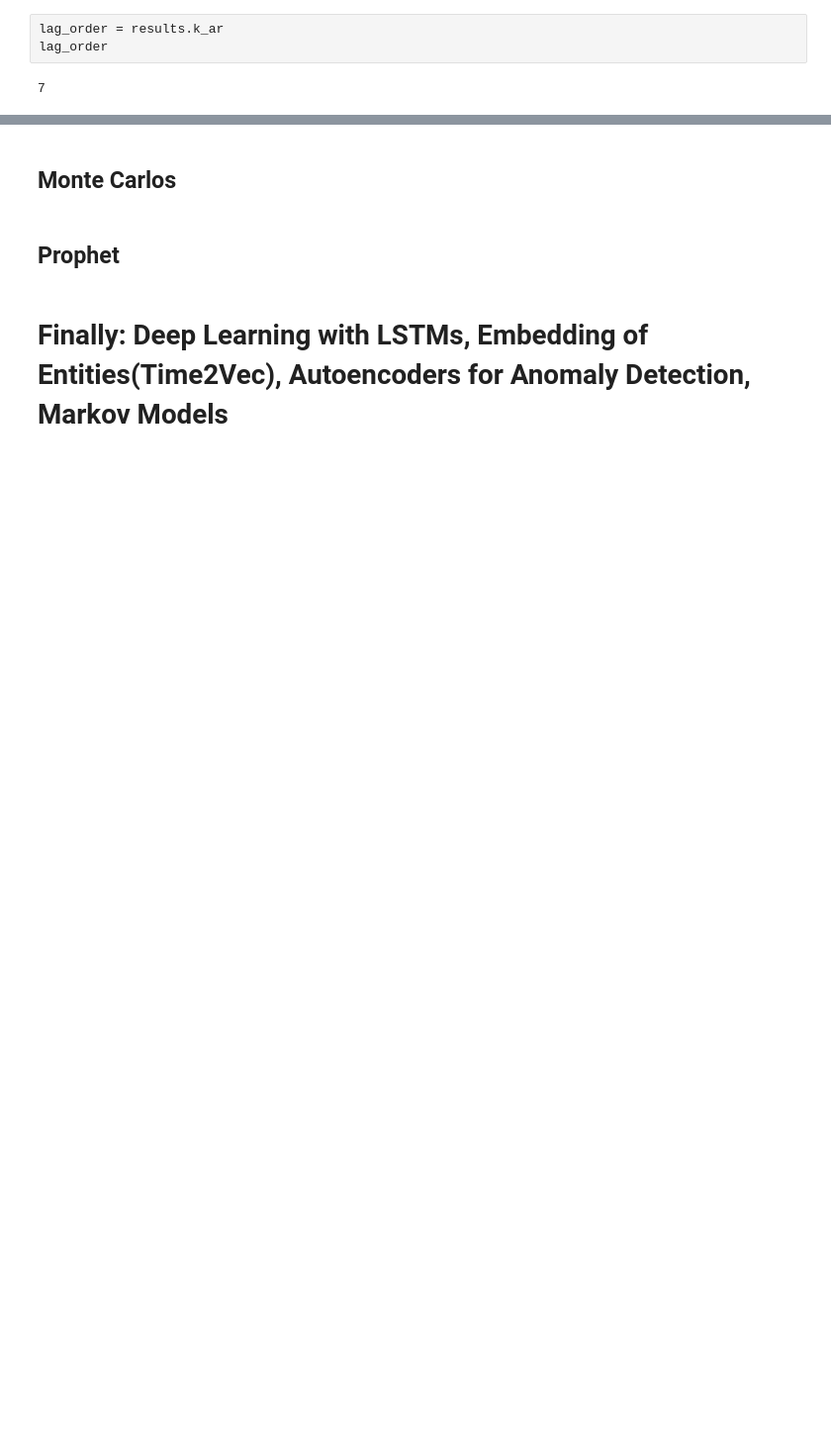
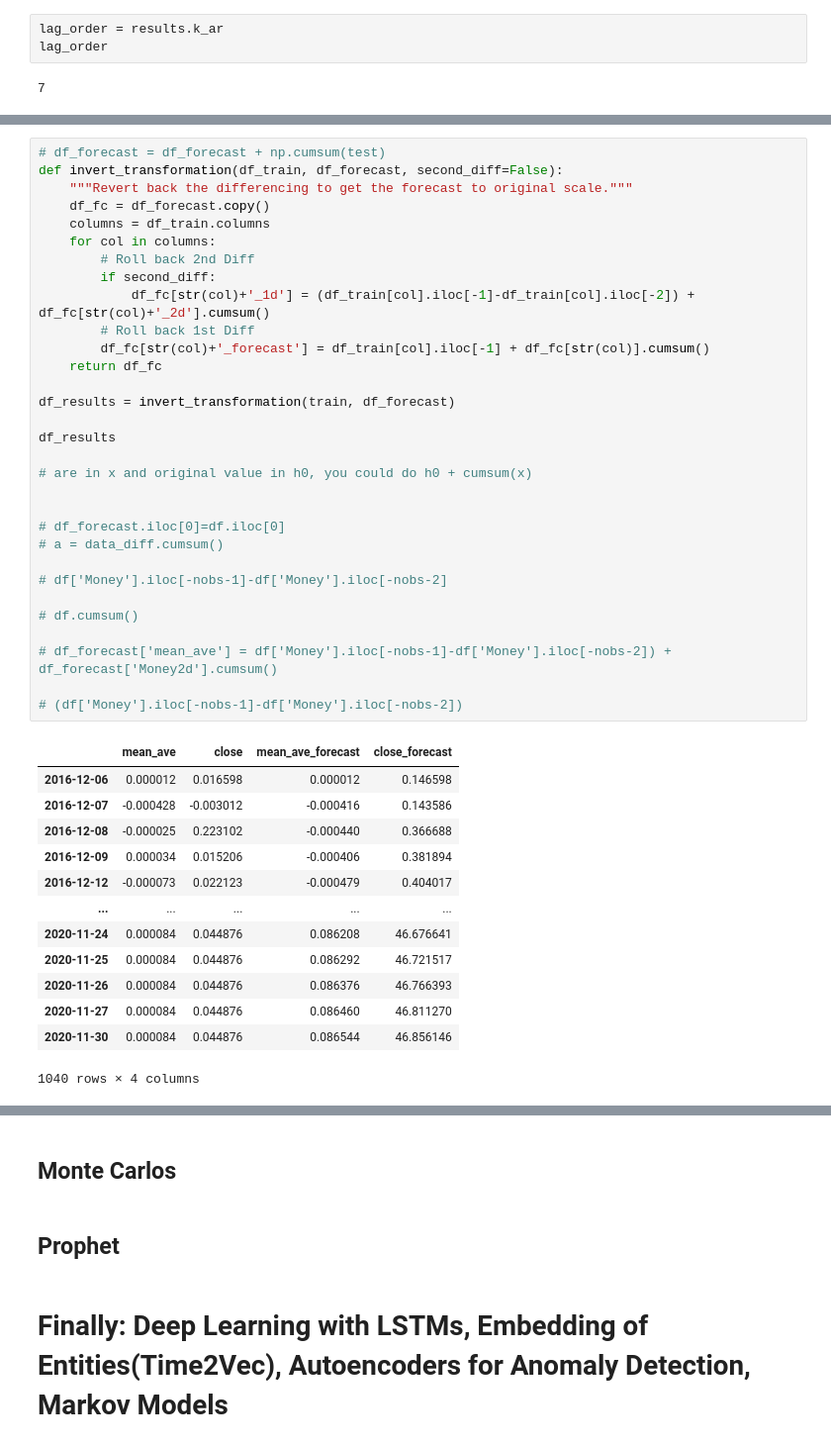
Before and after one commit to MichaelBurak/regime_changes, a Jupyter notebook: regime_changes.ipynb, the cells around one changed output, grey strips where cells are left out. Shown at 99% size. Saved outputs shown, nothing was run; the diff lists cells and outputs as text; blank space fills up the shorter version.

```diff
--- a/regime_changes.ipynb
+++ b/regime_changes.ipynb
@@ -1428,0 +1457,45 @@ test
+# %%
+# df_forecast = df_forecast + np.cumsum(test)
+def invert_transformation(df_train, df_forecast, second_diff=False):
+    """Revert back the differencing to get the forecast to original scale."""
+    df_fc = df_forecast.copy()
+    columns = df_train.columns
+    for col in columns:
+        # Roll back 2nd Diff
+        if second_diff:
+            df_fc[str(col)+'_1d'] = (df_train[col].iloc[-1]-df_train[col].iloc[-2]) + df_fc[str(col)+'_2d'].cumsum()
+        # Roll back 1st Diff
+        df_fc[str(col)+'_forecast'] = df_train[col].iloc[-1] + df_fc[str(col)].cumsum()
+    return df_fc
+
+df_results = invert_transformation(train, df_forecast)
+
+df_results
+
+# are in x and original value in h0, you could do h0 + cumsum(x)
+
+
+# df_forecast.iloc[0]=df.iloc[0]
+# a = data_diff.cumsum()
+
+# df['Money'].iloc[-nobs-1]-df['Money'].iloc[-nobs-2]
+
+# df.cumsum()
+
+# df_forecast['mean_ave'] = df['Money'].iloc[-nobs-1]-df['Money'].iloc[-nobs-2]) + df_forecast['Money2d'].cumsum()
+
+# (df['Money'].iloc[-nobs-1]-df['Money'].iloc[-nobs-2])
+# %% [output]
+|  | mean_ave | close | mean_ave_forecast | close_forecast |
+| 2016-12-06 | 0.000012 | 0.016598 | 0.000012 | 0.146598 |
+| 2016-12-07 | -0.000428 | -0.003012 | -0.000416 | 0.143586 |
+| 2016-12-08 | -0.000025 | 0.223102 | -0.000440 | 0.366688 |
+| 2016-12-09 | 0.000034 | 0.015206 | -0.000406 | 0.381894 |
+| 2016-12-12 | -0.000073 | 0.022123 | -0.000479 | 0.404017 |
+| ... | ... | ... | ... | ... |
+| 2020-11-24 | 0.000084 | 0.044876 | 0.086208 | 46.676641 |
+| 2020-11-25 | 0.000084 | 0.044876 | 0.086292 | 46.721517 |
+| 2020-11-26 | 0.000084 | 0.044876 | 0.086376 | 46.766393 |
+| 2020-11-27 | 0.000084 | 0.044876 | 0.086460 | 46.811270 |
+| 2020-11-30 | 0.000084 | 0.044876 | 0.086544 | 46.856146 |
+1040 rows × 4 columns
```
Also changed, not shown: parts of 43 cells of this notebook, 1 other file.
